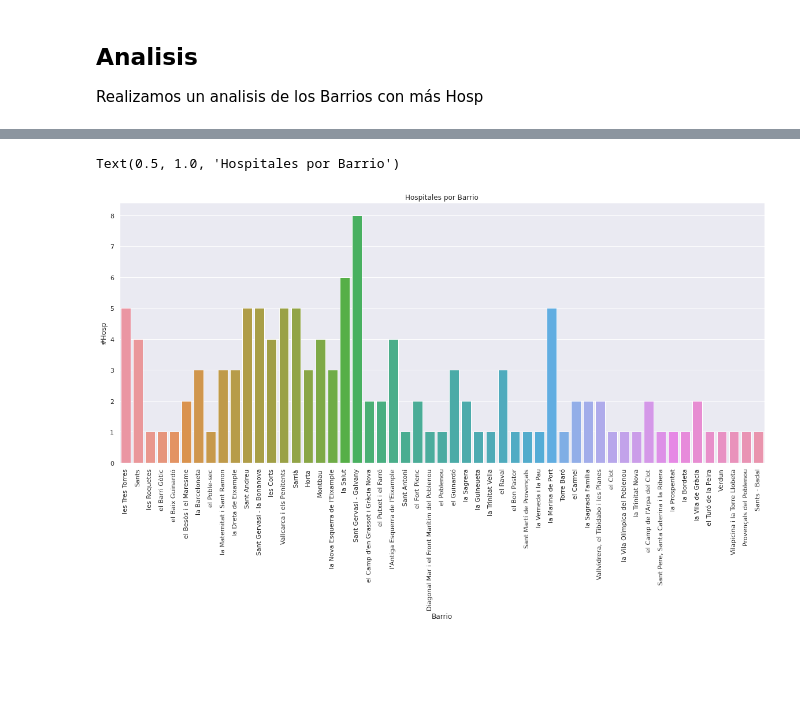
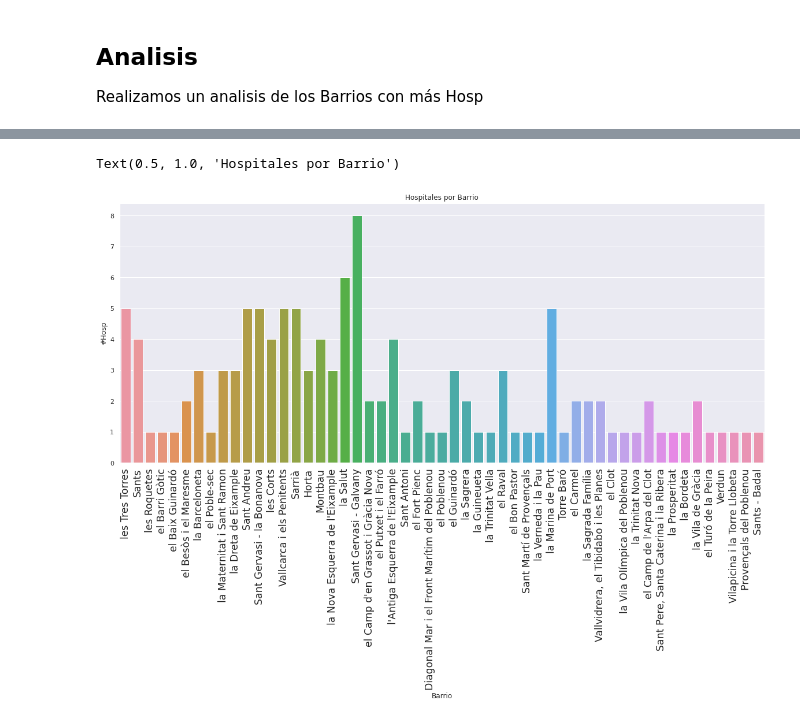
Before and after one commit to Fzaplana/Green-Start, a Jupyter notebook: Hpsp_4.ipynb, the cells around one changed output, grey strips where cells are left out. Cells and saved outputs as stored; diff of their text form; code cells hidden in the pictures; blank space fills up the shorter version.

```diff
--- a/Hpsp_4.ipynb
+++ b/Hpsp_4.ipynb
@@ -211,10 +256,10 @@ NameError: ignored
 # %%
 #cantidad de siniestros a por año
 ax=sns.countplot('NUM_BARRI',data=Hosp_clean)
-ax.set_xticklabels(ax.get_xticklabels(), rotation=90)
+ax.set_xticklabels(ax.get_xticklabels(), rotation=90,fontsize='x-large' )
 ax.set_ylabel('#Hosp')
 ax.set_xlabel('Barrio')
 ax.set_title('Hospitales por Barrio')
 # %% [output]
 Text(0.5, 1.0, 'Hospitales por Barrio')
-[figure, old version]
+[figure, new version]
```
Also changed, not shown: parts of 13 cells of this notebook.
